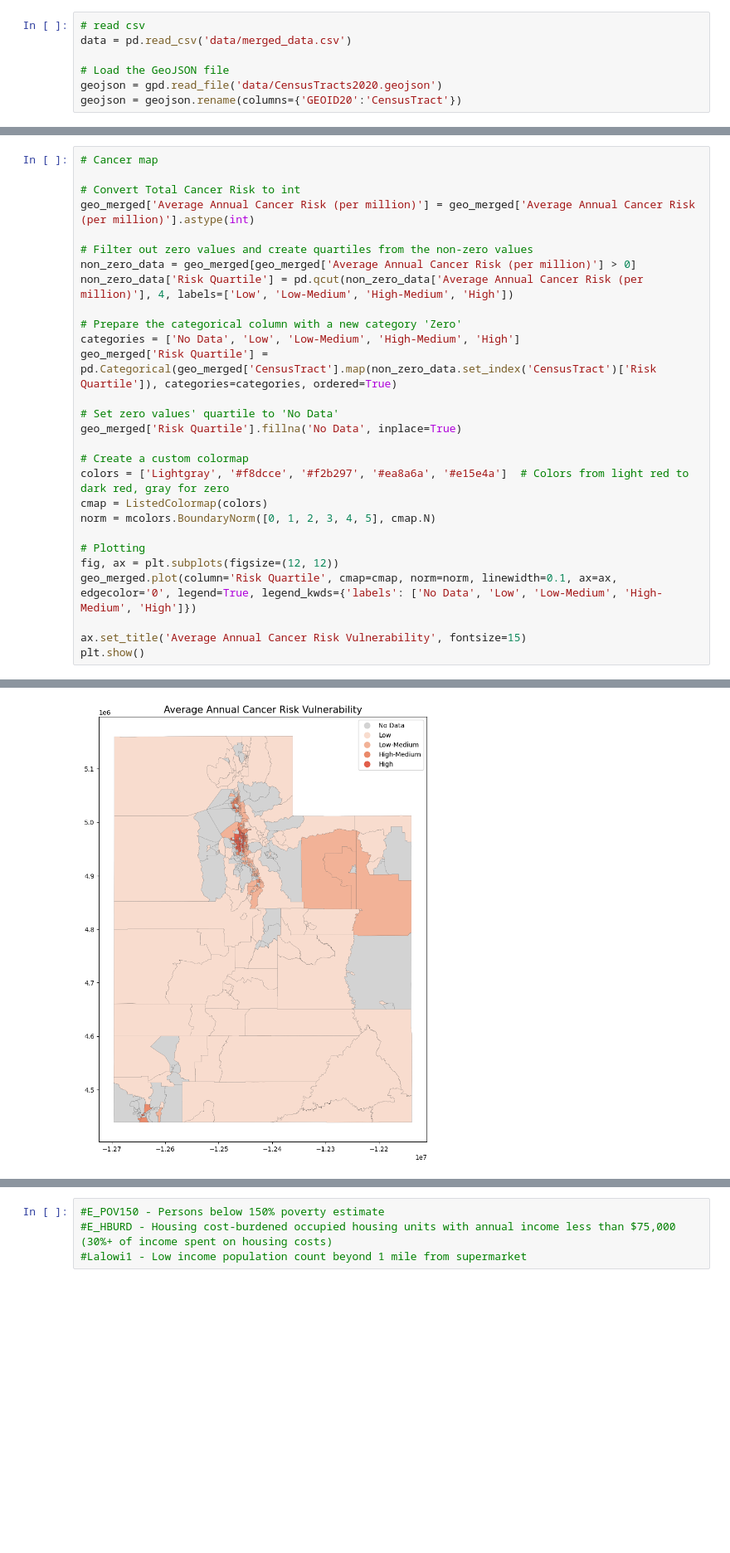
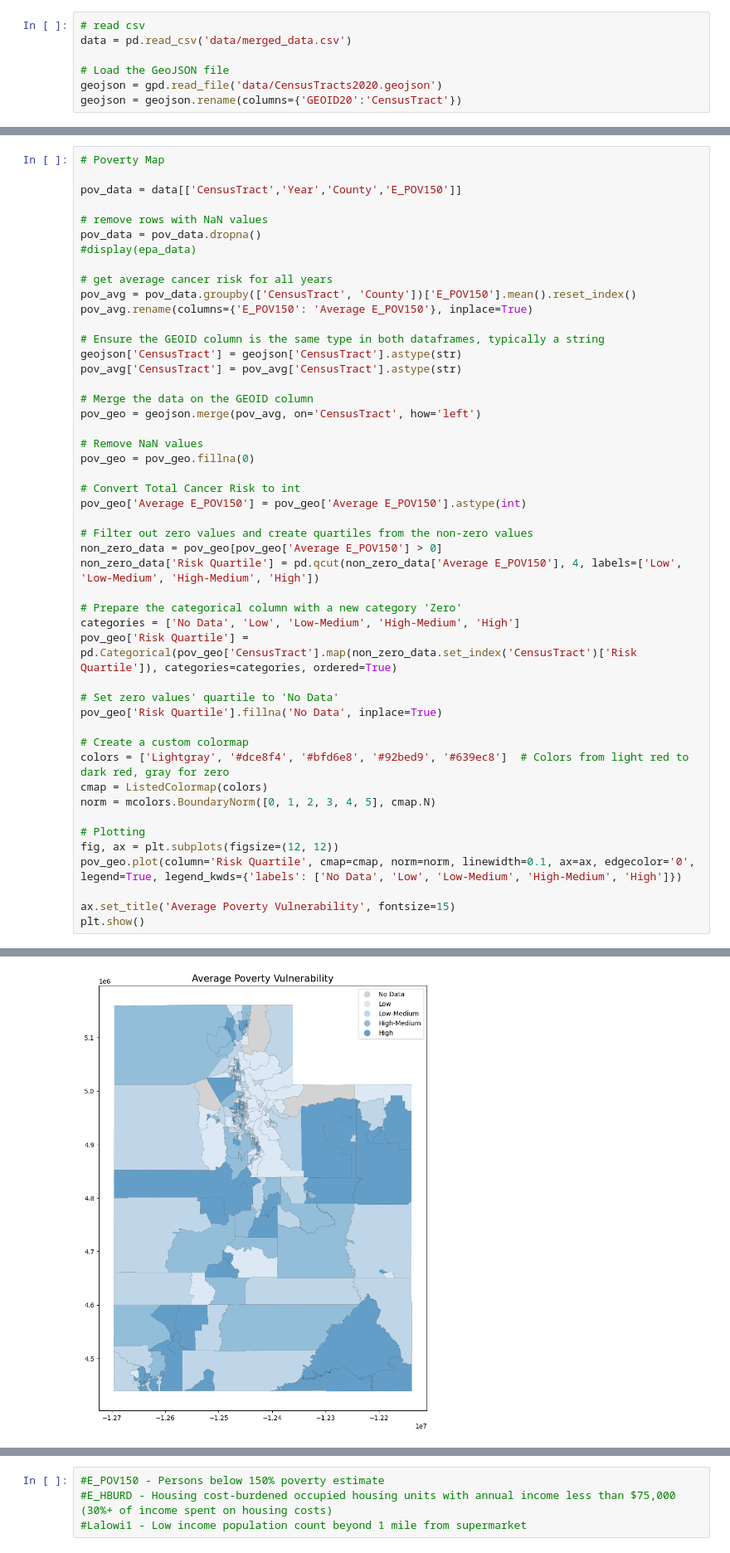
Before and after one commit to js-choi/sdh-data-wrangling, a Jupyter notebook: epa_charts.ipynb, the cells around one changed output, grey strips where cells are left out. Shown: that part at 83% size. Saved outputs shown, nothing was run; the diff lists cells and outputs as text; blank space fills up the shorter version.

```diff
--- a/epa_charts.ipynb
+++ b/epa_charts.ipynb
@@ -45,30 +82,50 @@ geo_merged = geo_merged.fillna(0)
 # %%
-# Cancer map
+# Poverty Map
+
+pov_data = data[['CensusTract','Year','County','E_POV150']]
+
+# remove rows with NaN values
+pov_data = pov_data.dropna()
+#display(epa_data)
+
+# get average cancer risk for all years
+pov_avg = pov_data.groupby(['CensusTract', 'County'])['E_POV150'].mean().reset_index()
+pov_avg.rename(columns={'E_POV150': 'Average E_POV150'}, inplace=True)
+
+# Ensure the GEOID column is the same type in both dataframes, typically a string
+geojson['CensusTract'] = geojson['CensusTract'].astype(str)
+pov_avg['CensusTract'] = pov_avg['CensusTract'].astype(str)
+
+# Merge the data on the GEOID column
+pov_geo = geojson.merge(pov_avg, on='CensusTract', how='left')
+
+# Remove NaN values
+pov_geo = pov_geo.fillna(0)
 
 # Convert Total Cancer Risk to int
-geo_merged['Average Annual Cancer Risk (per million)'] = geo_merged['Average Annual Cancer Risk (per million)'].astype(int)
+pov_geo['Average E_POV150'] = pov_geo['Average E_POV150'].astype(int)
 
 # Filter out zero values and create quartiles from the non-zero values
-non_zero_data = geo_merged[geo_merged['Average Annual Cancer Risk (per million)'] > 0]
-non_zero_data['Risk Quartile'] = pd.qcut(non_zero_data['Average Annual Cancer Risk (per million)'], 4, labels=['Low', 'Low-Medium', 'High-Medium', 'High'])
+non_zero_data = pov_geo[pov_geo['Average E_POV150'] > 0]
+non_zero_data['Risk Quartile'] = pd.qcut(non_zero_data['Average E_POV150'], 4, labels=['Low', 'Low-Medium', 'High-Medium', 'High'])
 
 # Prepare the categorical column with a new category 'Zero'
 categories = ['No Data', 'Low', 'Low-Medium', 'High-Medium', 'High']
-geo_merged['Risk Quartile'] = pd.Categorical(geo_merged['CensusTract'].map(non_zero_data.set_index('CensusTract')['Risk Quartile']), categories=categories, ordered=True)
+pov_geo['Risk Quartile'] = pd.Categorical(pov_geo['CensusTract'].map(non_zero_data.set_index('CensusTract')['Risk Quartile']), categories=categories, ordered=True)
 
 # Set zero values' quartile to 'No Data'
-geo_merged['Risk Quartile'].fillna('No Data', inplace=True)
+pov_geo['Risk Quartile'].fillna('No Data', inplace=True)
 
 # Create a custom colormap
-colors = ['Lightgray', '#f8dcce', '#f2b297', '#ea8a6a', '#e15e4a']  # Colors from light red to dark red, gray for zero
+colors = ['Lightgray', '#dce8f4', '#bfd6e8', '#92bed9', '#639ec8']  # Colors from light red to dark red, gray for zero
 cmap = ListedColormap(colors)
 norm = mcolors.BoundaryNorm([0, 1, 2, 3, 4, 5], cmap.N)
 
 # Plotting
 fig, ax = plt.subplots(figsize=(12, 12))
-geo_merged.plot(column='Risk Quartile', cmap=cmap, norm=norm, linewidth=0.1, ax=ax, edgecolor='0', legend=True, legend_kwds={'labels': ['No Data', 'Low', 'Low-Medium', 'High-Medium', 'High']})
+pov_geo.plot(column='Risk Quartile', cmap=cmap, norm=norm, linewidth=0.1, ax=ax, edgecolor='0', legend=True, legend_kwds={'labels': ['No Data', 'Low', 'Low-Medium', 'High-Medium', 'High']})
 
-ax.set_title('Average Annual Cancer Risk Vulnerability', fontsize=15)
+ax.set_title('Average Poverty Vulnerability', fontsize=15)
 plt.show()
 # %% [output]
 A value is trying to be set on a copy of a slice from a DataFrame.
@@ -85 +142 @@ For example, when doing 'df[col].method(value, inplace=True)', try using 'df.met
-[figure, old version]
+[figure, new version]
```
Also changed, not shown: parts of 4 cells of this notebook.
